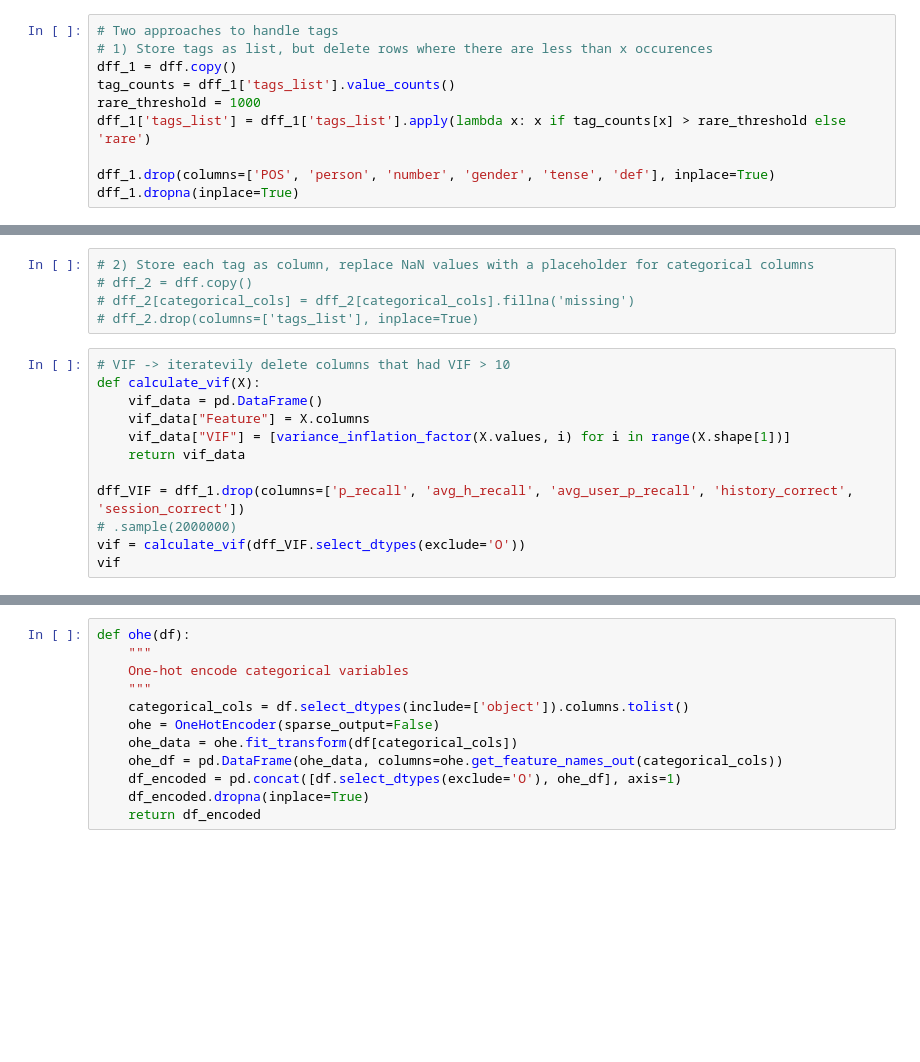
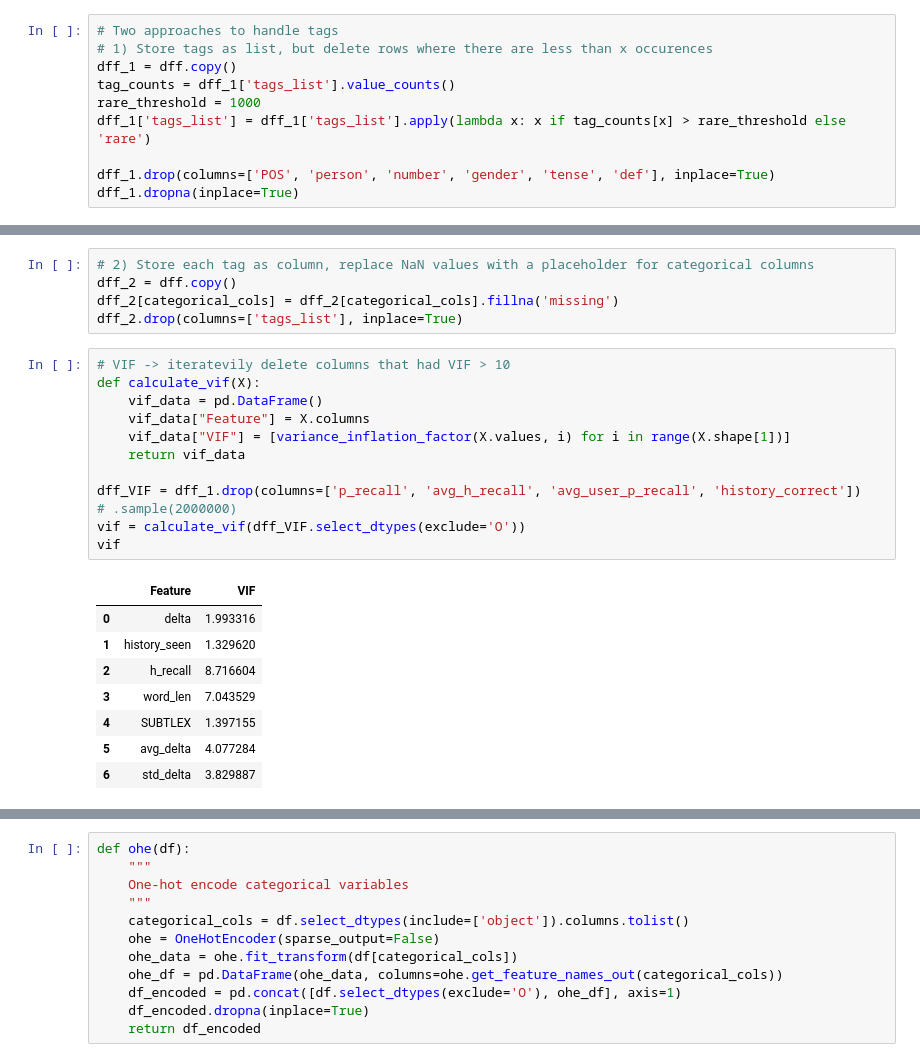
Before and after one commit to juliakubisa/spaced_repetition_algorithm, a Jupyter notebook: notebooks/baseline_models.ipynb, the cells around one changed output, grey strips where cells are left out. Drawn from its saved outputs; the diff is of its cells as text; blank space fills up the shorter version.

```diff
--- a/notebooks/baseline_models.ipynb
+++ b/notebooks/baseline_models.ipynb
@@ -114,17 +87,26 @@ sns.heatmap(dff_1.select_dtypes(exclude='O').corr(), annot=False, cmap='coolwarm
 # %%
 # 2) Store each tag as column, replace NaN values with a placeholder for categorical columns
-# dff_2 = dff.copy()
-# dff_2[categorical_cols] = dff_2[categorical_cols].fillna('missing')
-# dff_2.drop(columns=['tags_list'], inplace=True)
+dff_2 = dff.copy()
+dff_2[categorical_cols] = dff_2[categorical_cols].fillna('missing')
+dff_2.drop(columns=['tags_list'], inplace=True)
 # %%
 # VIF -> iteratevily delete columns that had VIF > 10
 def calculate_vif(X):
     vif_data = pd.DataFrame()
     vif_data["Feature"] = X.columns
     vif_data["VIF"] = [variance_inflation_factor(X.values, i) for i in range(X.shape[1])]
     return vif_data
 
-dff_VIF = dff_1.drop(columns=['p_recall', 'avg_h_recall', 'avg_user_p_recall', 'history_correct', 'session_correct'])
+dff_VIF = dff_1.drop(columns=['p_recall', 'avg_h_recall', 'avg_user_p_recall', 'history_correct'])
 # .sample(2000000)
 vif = calculate_vif(dff_VIF.select_dtypes(exclude='O'))
 vif
+# %% [output]
+|  | Feature | VIF |
+| 0 | delta | 1.993316 |
+| 1 | history_seen | 1.329620 |
+| 2 | h_recall | 8.716604 |
+| 3 | word_len | 7.043529 |
+| 4 | SUBTLEX | 1.397155 |
+| 5 | avg_delta | 4.077284 |
+| 6 | std_delta | 3.829887 |
```
Also changed, not shown: parts of 22 cells of this notebook, 1 other file.
